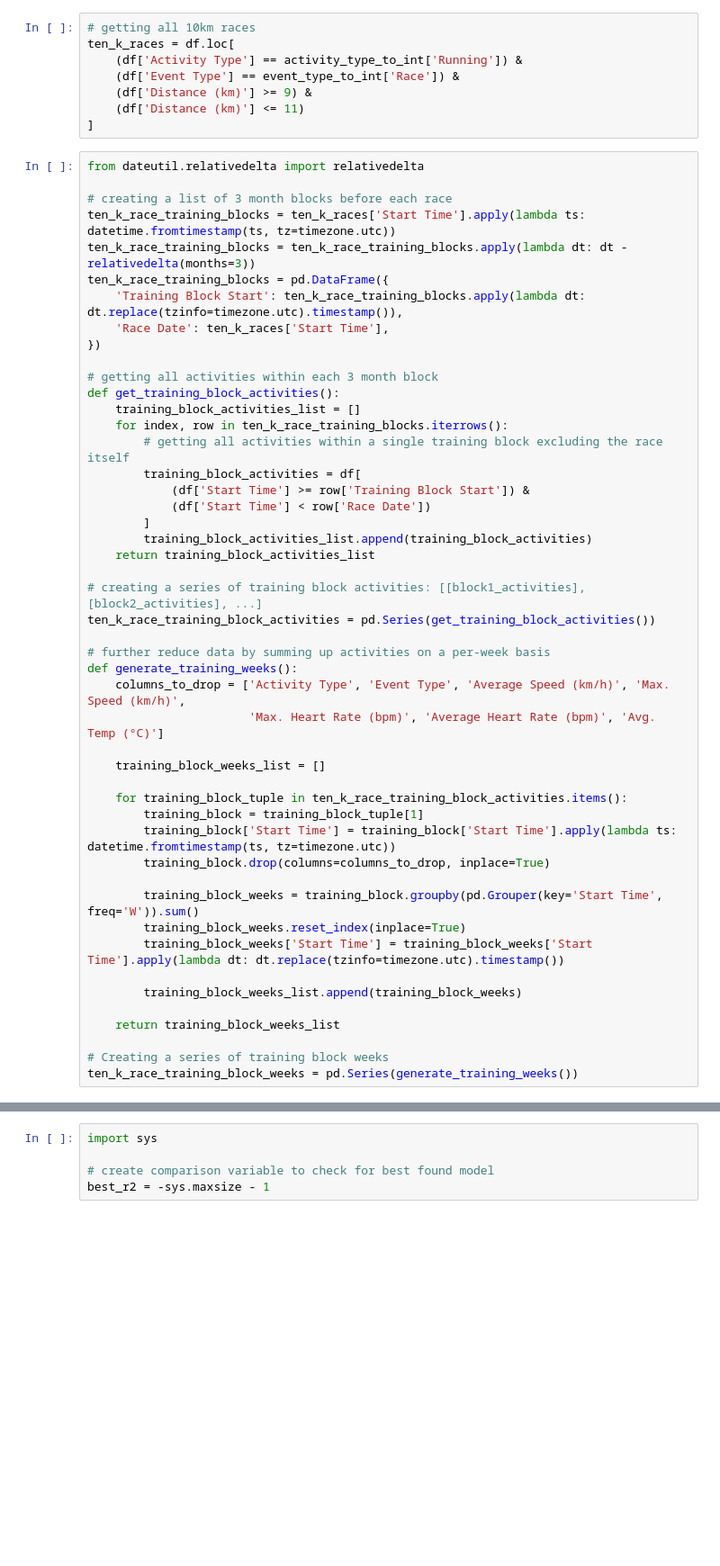
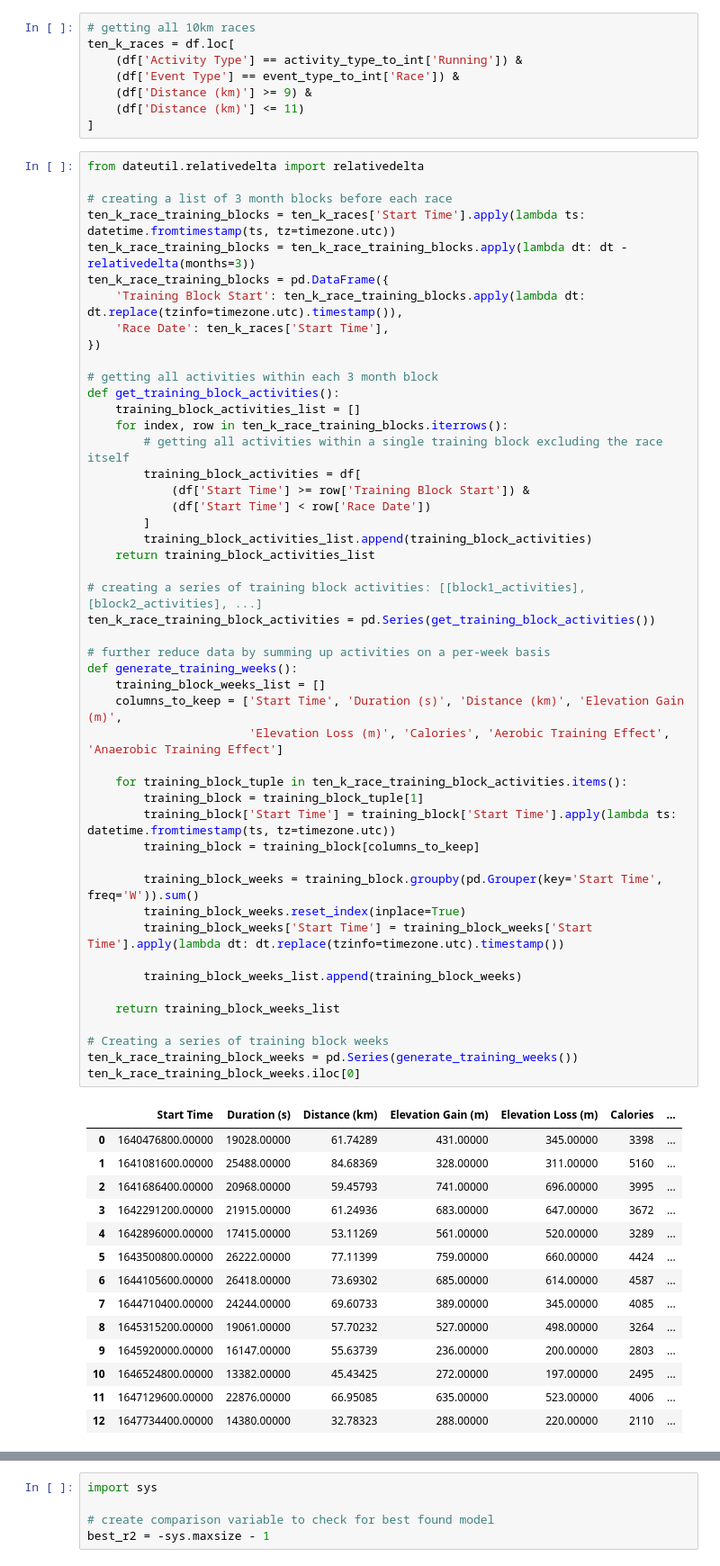
Before and after one commit to fkuper/running-time-predictor, a Jupyter notebook: running_time_predictor.ipynb, the cells around one changed output, grey strips where cells are left out. Shown: that part at 90% size. Saved outputs shown, nothing was run; the diff lists cells and outputs as text; blank space fills up the shorter version.

```diff
--- a/running_time_predictor.ipynb
+++ b/running_time_predictor.ipynb
@@ -111,37 +120,52 @@ def get_training_block_activities():
     for index, row in ten_k_race_training_blocks.iterrows():
         # getting all activities within a single training block excluding the race itself
         training_block_activities = df[
             (df['Start Time'] >= row['Training Block Start']) &
             (df['Start Time'] < row['Race Date'])
         ]
         training_block_activities_list.append(training_block_activities)
     return training_block_activities_list
 
 # creating a series of training block activities: [[block1_activities], [block2_activities], ...]
 ten_k_race_training_block_activities = pd.Series(get_training_block_activities())
 
 # further reduce data by summing up activities on a per-week basis
 def generate_training_weeks():
-    columns_to_drop = ['Activity Type', 'Event Type', 'Average Speed (km/h)', 'Max. Speed (km/h)',
-                       'Max. Heart Rate (bpm)', 'Average Heart Rate (bpm)', 'Avg. Temp (°C)']
-
     training_block_weeks_list = []
+    columns_to_keep = ['Start Time', 'Duration (s)', 'Distance (km)', 'Elevation Gain (m)',
+                       'Elevation Loss (m)', 'Calories', 'Aerobic Training Effect', 'Anaerobic Training Effect']
 
     for training_block_tuple in ten_k_race_training_block_activities.items():
         training_block = training_block_tuple[1]
         training_block['Start Time'] = training_block['Start Time'].apply(lambda ts: datetime.fromtimestamp(ts, tz=timezone.utc))
-        training_block.drop(columns=columns_to_drop, inplace=True)
+        training_block = training_block[columns_to_keep]
 
         training_block_weeks = training_block.groupby(pd.Grouper(key='Start Time', freq='W')).sum()
         training_block_weeks.reset_index(inplace=True)
         training_block_weeks['Start Time'] = training_block_weeks['Start Time'].apply(lambda dt: dt.replace(tzinfo=timezone.utc).timestamp())
 
         training_block_weeks_list.append(training_block_weeks)
 
     return training_block_weeks_list
 
 # Creating a series of training block weeks
 ten_k_race_training_block_weeks = pd.Series(generate_training_weeks())
+ten_k_race_training_block_weeks.iloc[0]
+# %% [output]
+|  | Start Time | Duration (s) | Distance (km) | Elevation Gain (m) | Elevation Loss (m) | Calories | ... |
+| 0 | 1640476800.00000 | 19028.00000 | 61.74289 | 431.00000 | 345.00000 | 3398 | ... |
+| 1 | 1641081600.00000 | 25488.00000 | 84.68369 | 328.00000 | 311.00000 | 5160 | ... |
+| 2 | 1641686400.00000 | 20968.00000 | 59.45793 | 741.00000 | 696.00000 | 3995 | ... |
+| 3 | 1642291200.00000 | 21915.00000 | 61.24936 | 683.00000 | 647.00000 | 3672 | ... |
+| 4 | 1642896000.00000 | 17415.00000 | 53.11269 | 561.00000 | 520.00000 | 3289 | ... |
+| 5 | 1643500800.00000 | 26222.00000 | 77.11399 | 759.00000 | 660.00000 | 4424 | ... |
+| 6 | 1644105600.00000 | 26418.00000 | 73.69302 | 685.00000 | 614.00000 | 4587 | ... |
+| 7 | 1644710400.00000 | 24244.00000 | 69.60733 | 389.00000 | 345.00000 | 4085 | ... |
+| 8 | 1645315200.00000 | 19061.00000 | 57.70232 | 527.00000 | 498.00000 | 3264 | ... |
+| 9 | 1645920000.00000 | 16147.00000 | 55.63739 | 236.00000 | 200.00000 | 2803 | ... |
+| 10 | 1646524800.00000 | 13382.00000 | 45.43425 | 272.00000 | 197.00000 | 2495 | ... |
+| 11 | 1647129600.00000 | 22876.00000 | 66.95085 | 635.00000 | 523.00000 | 4006 | ... |
+| 12 | 1647734400.00000 | 14380.00000 | 32.78323 | 288.00000 | 220.00000 | 2110 | ... |
 # %%
 from sklearn import preprocessing
 
```
Also changed, not shown: parts of 7 cells of this notebook.
